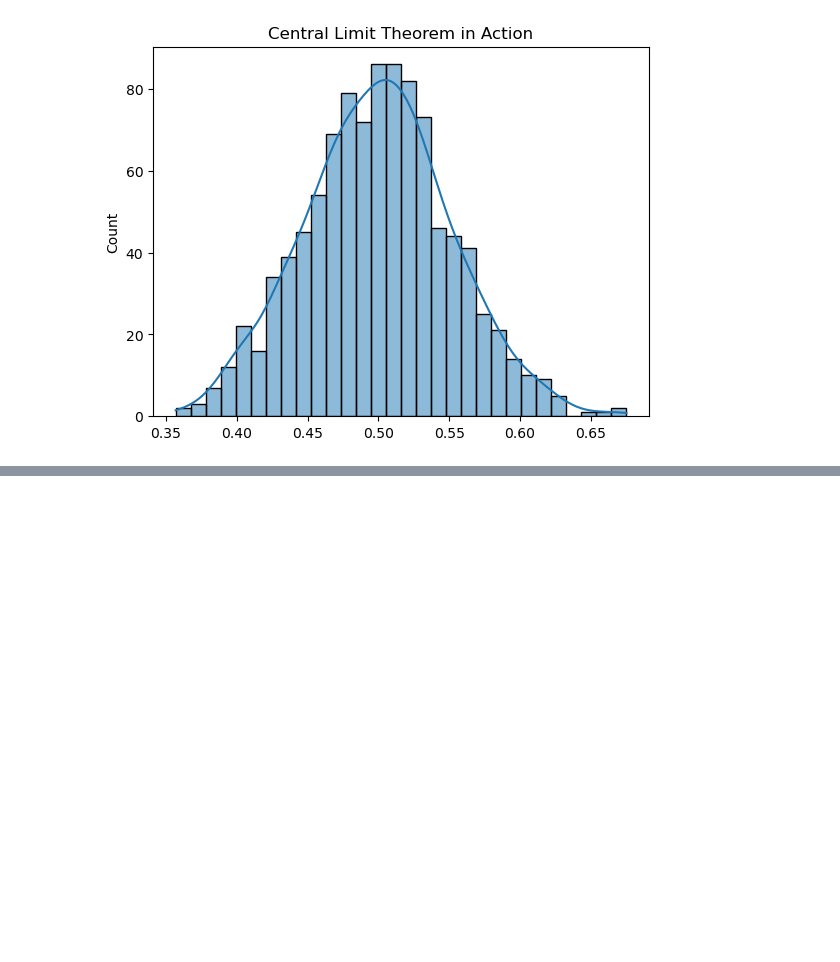
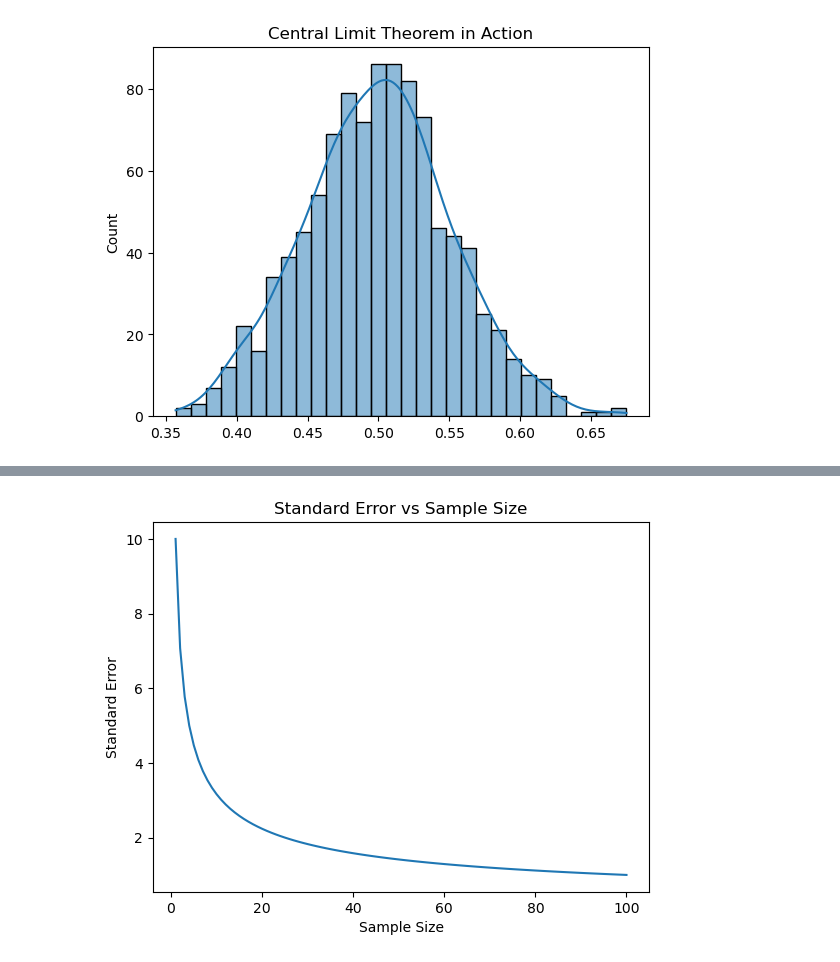
Before and after one commit to H0wl3r2001/DataScientist_Statistics, a Jupyter notebook: InferentialStatisticsFundamentals.ipynb, the cells around one changed output, grey strips where cells are left out. Cells and saved outputs as stored; diff of their text form; code cells hidden in the pictures; blank space fills up the shorter version.

Commit message:
Standard Error, Estimators and Estimates

```diff
--- a/InferentialStatisticsFundamentals.ipynb
+++ b/InferentialStatisticsFundamentals.ipynb
@@ -82,0 +93,10 @@ plt.show()
+# %%
+sample_sizes = np.arange(1, 101)
+standard_errors = 10 / np.sqrt(sample_sizes)
+plt.plot(sample_sizes, standard_errors)
+plt.xlabel("Sample Size")
+plt.ylabel("Standard Error")
+plt.title("Standard Error vs Sample Size")
+plt.show()
+# %% [output]
+[figure, added]
```
Also changed, not shown: parts of 3 cells of this notebook.
